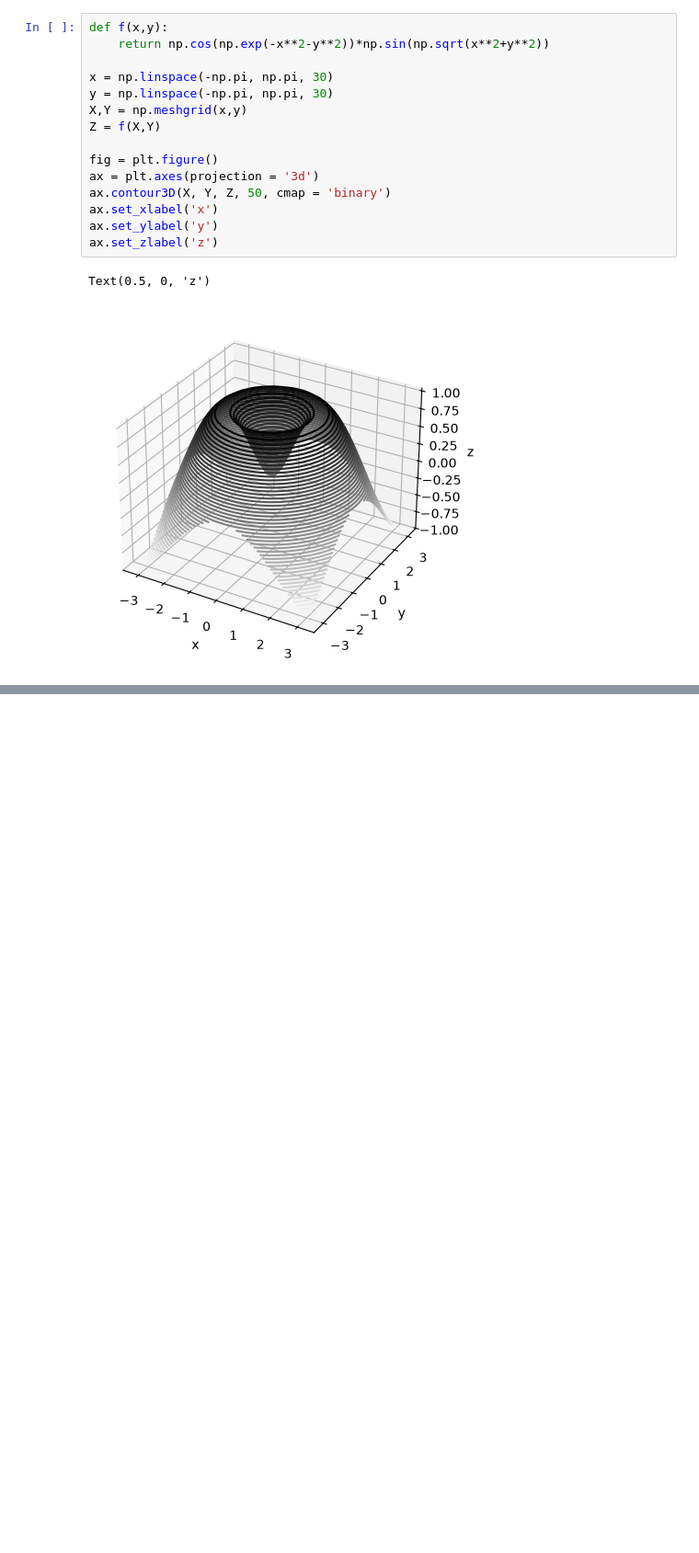
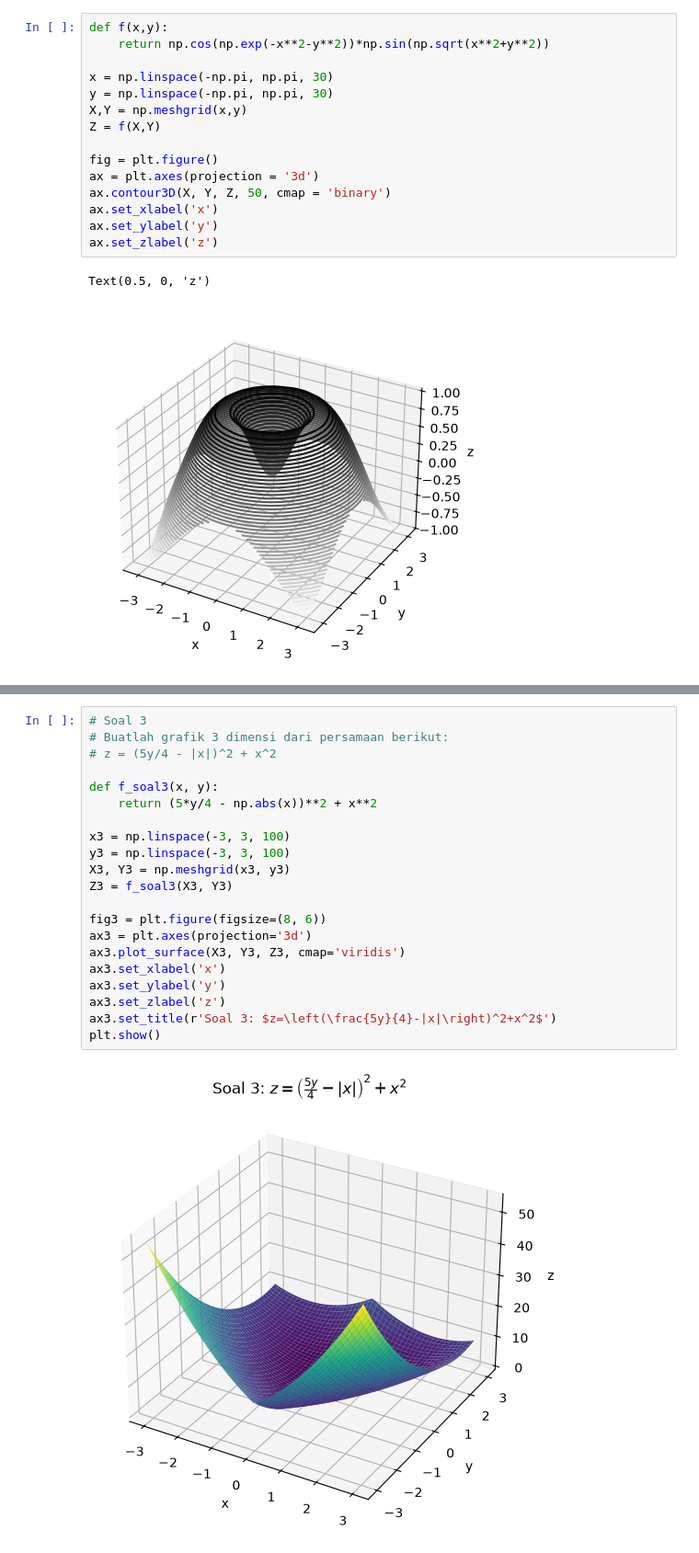
Before and after one commit to Christina-Sitinjak/CERTAN, a Jupyter notebook: 42324056_Christina Adelia Sitinjak.ipynb, the cells around one changed output, grey strips where cells are left out. Shown at 92% size. Saved outputs shown, nothing was run; the diff lists cells and outputs as text; blank space fills up the shorter version.

```diff
--- a/42324056_Christina Adelia Sitinjak.ipynb
+++ b/42324056_Christina Adelia Sitinjak.ipynb
@@ -720,0 +785,23 @@ Text(0.5, 0, 'z')
+# %%
+# Soal 3
+# Buatlah grafik 3 dimensi dari persamaan berikut:
+# z = (5y/4 - |x|)^2 + x^2
+
+def f_soal3(x, y):
+    return (5*y/4 - np.abs(x))**2 + x**2
+
+x3 = np.linspace(-3, 3, 100)
+y3 = np.linspace(-3, 3, 100)
+X3, Y3 = np.meshgrid(x3, y3)
+Z3 = f_soal3(X3, Y3)
+
+fig3 = plt.figure(figsize=(8, 6))
+ax3 = plt.axes(projection='3d')
+ax3.plot_surface(X3, Y3, Z3, cmap='viridis')
+ax3.set_xlabel('x')
+ax3.set_ylabel('y')
+ax3.set_zlabel('z')
+ax3.set_title(r'Soal 3: $z=\left(\frac{5y}{4}-|x|\right)^2+x^2$')
+plt.show()
+# %% [output]
+[figure, added]
```
Also changed, not shown: parts of 3 cells of this notebook, 1 other file.
